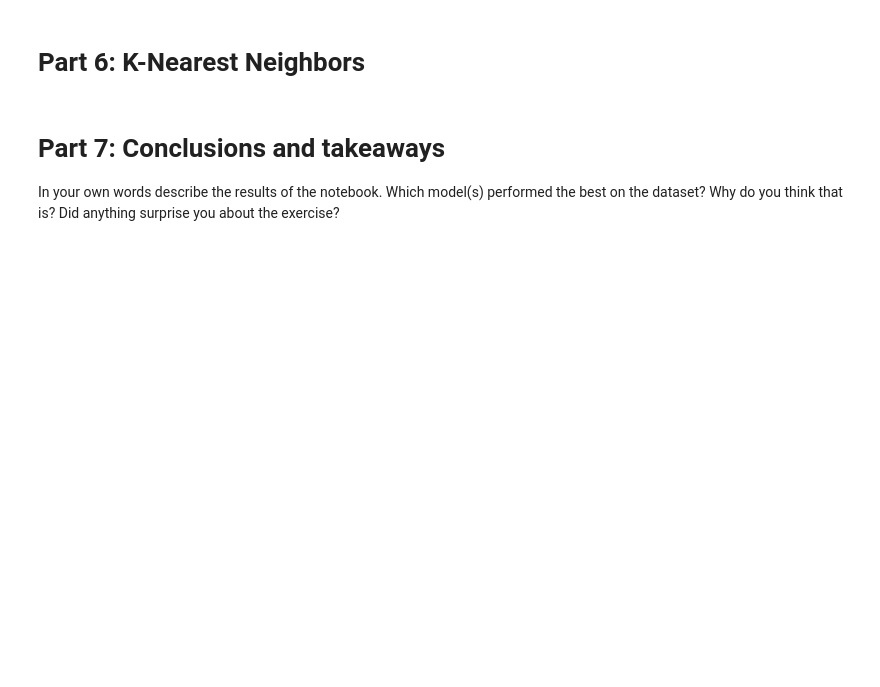
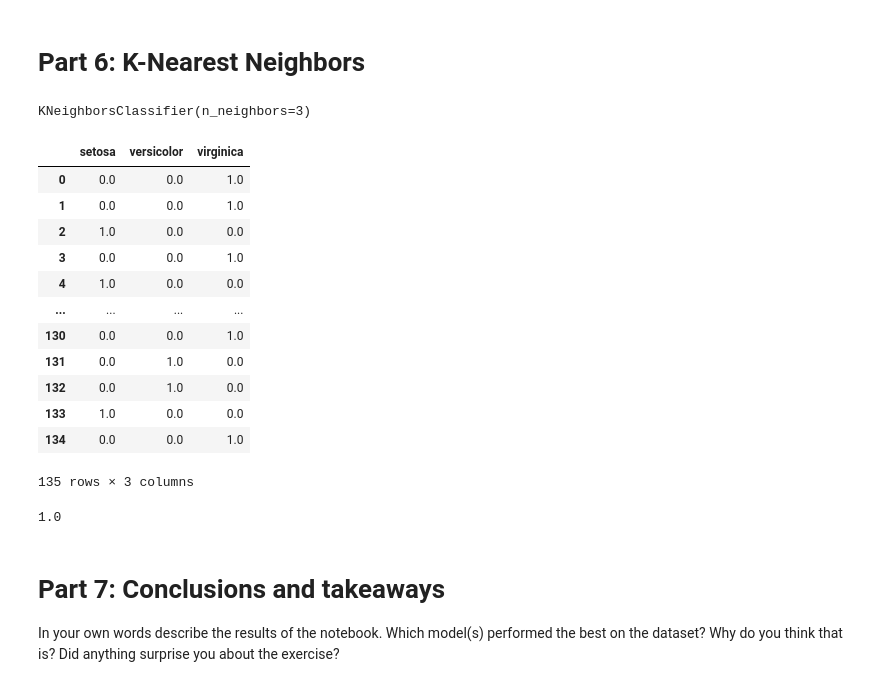
Before and after one commit to hpuma/CSC44800, a Jupyter notebook: Assignment4/Henry_Puma_Assignment_4.ipynb, the cells around one changed output. Cells and saved outputs as stored; diff of their text form; code cells hidden in the pictures; blank space fills up the shorter version.

```diff
--- a/Assignment4/Henry_Puma_Assignment_4.ipynb
+++ b/Assignment4/Henry_Puma_Assignment_4.ipynb
@@ -204,10 +205,33 @@ MLP_Classifier.score(X_test, y_test)
 # Note: KNN is a nonparametric model and technically doesn't require training
 # fit will essentially load the data into the model see link below for more information
 # https://stats.stackexchange.com/questions/349842/why-do-we-need-to-fit-a-k-nearest-neighbors-classifier
-
-# ii. For a sample datapoint, predict the probabilities for each possible class
-
-# iii. Report on the score for kNN, what does the score measure?
+KNN_Model = KNeighborsClassifier(n_neighbors=3)
+KNN_Model.fit(X, y.values.ravel())
+# %% [output]
+KNeighborsClassifier(n_neighbors=3)
+# %%
+# ii. For a sample datapoint, predict the probabilities for each possible class
+KNN_Probabilities = pd.DataFrame(KNN_Model.predict_proba(X_train), columns=iris['target_names'])
+KNN_Probabilities
+# %% [output]
+|  | setosa | versicolor | virginica |
+| 0 | 0.0 | 0.0 | 1.0 |
+| 1 | 0.0 | 0.0 | 1.0 |
+| 2 | 1.0 | 0.0 | 0.0 |
+| 3 | 0.0 | 0.0 | 1.0 |
+| 4 | 1.0 | 0.0 | 0.0 |
+| ... | ... | ... | ... |
+| 130 | 0.0 | 0.0 | 1.0 |
+| 131 | 0.0 | 1.0 | 0.0 |
+| 132 | 0.0 | 1.0 | 0.0 |
+| 133 | 1.0 | 0.0 | 0.0 |
+| 134 | 0.0 | 0.0 | 1.0 |
+135 rows × 3 columns
+# %%
+# iii. Report on the score for kNN, what does the score measure?
+KNN_Model.score(X_test, y_test)
+# %% [output]
+1.0
 # %% [markdown]
 # Part 7: Conclusions and takeaways
 
```
Also changed, not shown: parts of 8 cells of this notebook.
